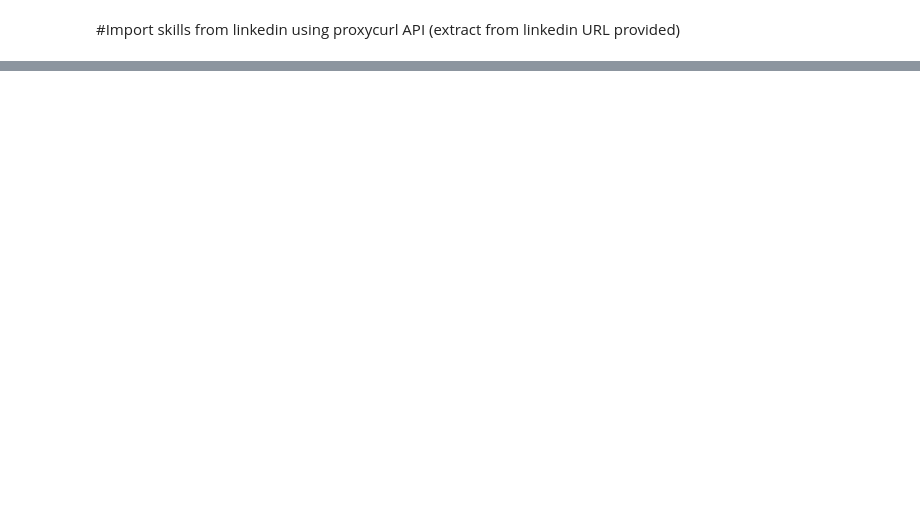
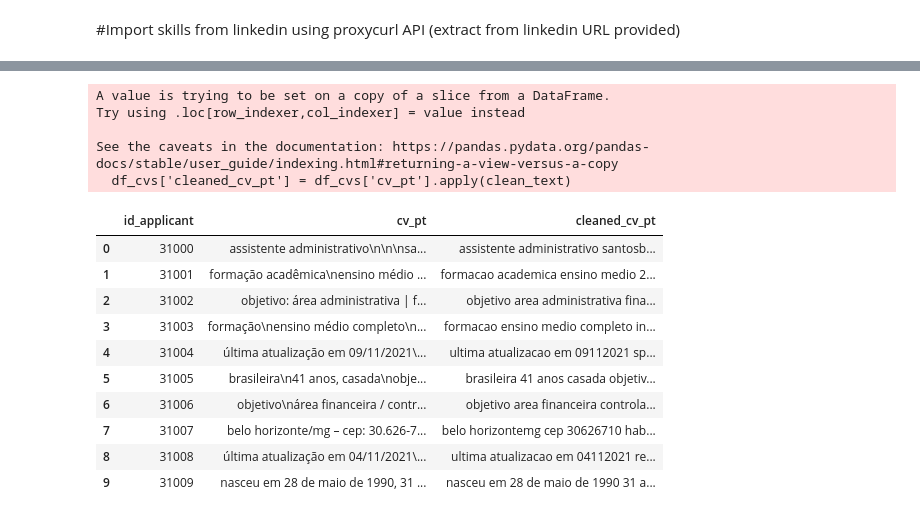
Before and after one commit to kaulirio/FIAP-Datathon, a Jupyter notebook: Tech_Challenge_Fase-5_Datathon.ipynb, the cells around one changed output, grey strips where cells are left out. Cells and saved outputs as stored; diff of their text form; code cells hidden in the pictures; blank space fills up the shorter version.

```diff
--- a/Tech_Challenge_Fase-5_Datathon.ipynb
+++ b/Tech_Challenge_Fase-5_Datathon.ipynb
@@ -823,0 +860,38 @@ plt.show()
+# %%
+#Load and Preprocess Your CV Data
+
+#Load CVs_PT data from the applicants database
+df_cvs = df_Applicants[['id_applicant', 'cv_pt']]  # Keep only the text column
+
+# Basic text cleaning
+def clean_text(text):
+    text = re.sub(r'\n', ' ', text)  # Remove line breaks
+    text = re.sub(r'[^a-zA-Z0-9À-ÿ ]', '', text)  # Keep accented characters
+    text = text.lower()  # Lowercase
+
+    # Normalize accented characters to plain ASCII (e.g., é → e)
+    text = unicodedata.normalize('NFKD', text).encode('ASCII', 'ignore').decode('utf-8')
+
+    return text
+
+df_cvs['cleaned_cv_pt'] = df_cvs['cv_pt'].apply(clean_text)
+# %% [output]
+A value is trying to be set on a copy of a slice from a DataFrame.
+Try using .loc[row_indexer,col_indexer] = value instead
+
+See the caveats in the documentation: https://pandas.pydata.org/pandas-docs/stable/user_guide/indexing.html#returning-a-view-versus-a-copy
+  df_cvs['cleaned_cv_pt'] = df_cvs['cv_pt'].apply(clean_text)
+# %%
+df_cvs.head(10)
+# %% [output]
+|  | id_applicant | cv_pt | cleaned_cv_pt |
+| 0 | 31000 | assistente administrativo\n\n\nsa... | assistente administrativo santosb... |
+| 1 | 31001 | formação acadêmica\nensino médio ... | formacao academica ensino medio 2... |
+| 2 | 31002 | objetivo: área administrativa | f... | objetivo area administrativa fina... |
+| 3 | 31003 | formação\nensino médio completo\n... | formacao ensino medio completo in... |
+| 4 | 31004 | última atualização em 09/11/2021\... | ultima atualizacao em 09112021 sp... |
+| 5 | 31005 | brasileira\n41 anos, casada\nobje... | brasileira 41 anos casada objetiv... |
+| 6 | 31006 | objetivo\nárea financeira / contr... | objetivo area financeira controla... |
+| 7 | 31007 | belo horizonte/mg – cep: 30.626-7... | belo horizontemg cep 30626710 hab... |
+| 8 | 31008 | última atualização em 04/11/2021\... | ultima atualizacao em 04112021 re... |
+| 9 | 31009 | nasceu em 28 de maio de 1990, 31 ... | nasceu em 28 de maio de 1990 31 a... |
```
Also changed, not shown: parts of 10 cells of this notebook.
